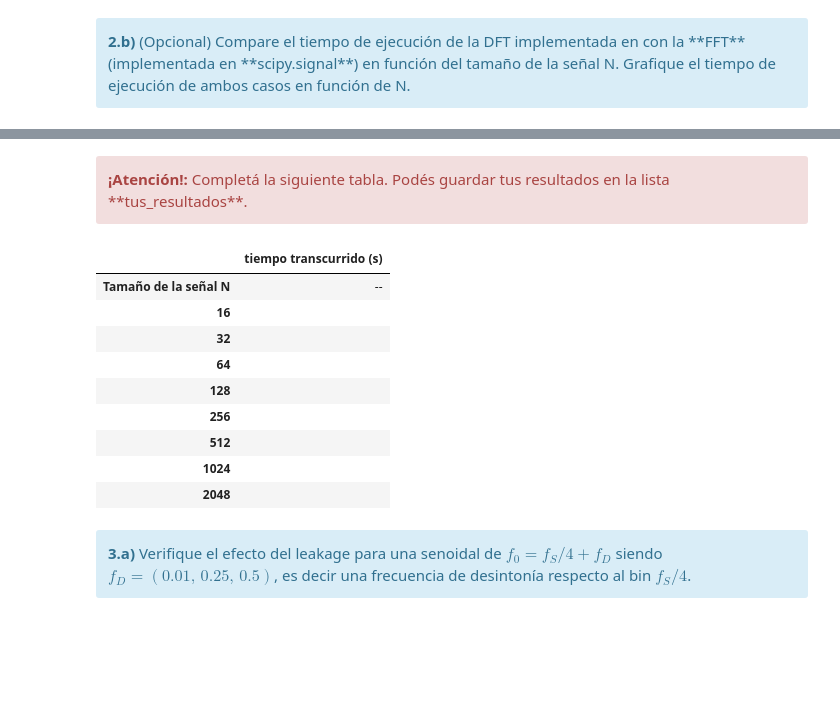
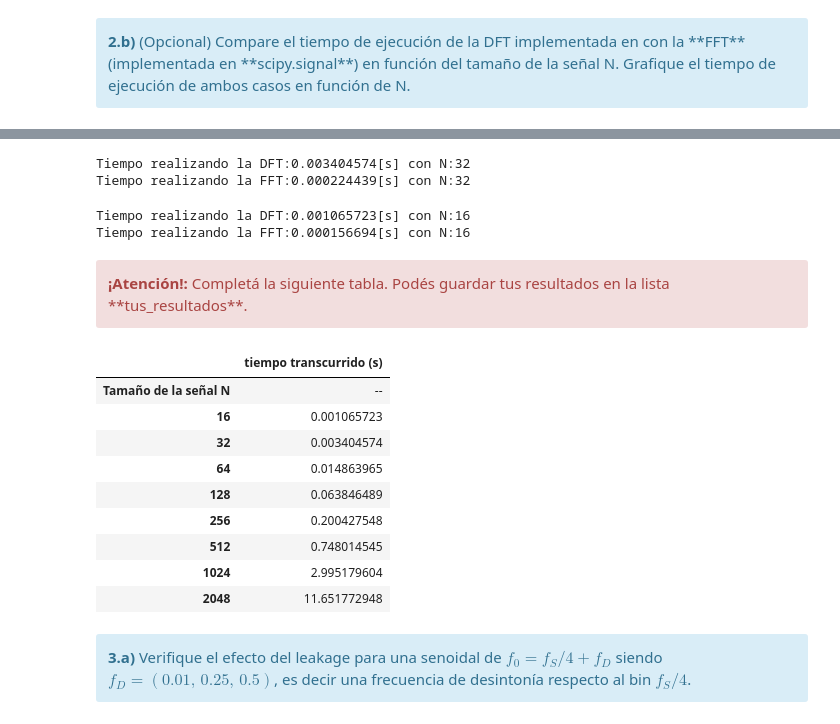
Before and after one commit to gonzalolavigna/mese_2018_pds, a Jupyter notebook: TP1 - Muestreo de señales - Forurier-2.ipynb, the cells around one changed output, grey strips where cells are left out. Saved outputs shown, nothing was run; the diff lists cells and outputs as text; code cells hidden in the pictures; blank space fills up the shorter version.

```diff
--- a/TP1 - Muestreo de señales - Forurier-2.ipynb
+++ b/TP1 - Muestreo de señales - Forurier-2.ipynb
@@ -396,3 +584,49 @@ hello
+# %%
+fs = 1000
+f0 = 2
+N  = 32
+a0 = 1
+p0 = 0
+
+(tt,signal) = generador_senoidal(fs , f0 , N , a0 , p0 );
+
+time_before_dft = time.process_time_ns()
+(ff,half_dft) = simple_dft(signal,fs,N)
+time_after_dft = time.process_time_ns()
+
+print('Tiempo realizando la DFT:{}[s] con N:{}'.format((time_after_dft-time_before_dft)/1e9,N))
+
+time_before_fft = time.process_time_ns()
+(ff,half_fft) = simple_fft(signal,fs,N)
+time_after_fft = time.process_time_ns()
+
+print('Tiempo realizando la FFT:{}[s] con N:{}'.format((time_after_fft-time_before_fft)/1e9,N))
+# %% [output]
+Tiempo realizando la DFT:0.003404574[s] con N:32
+Tiempo realizando la FFT:0.000224439[s] con N:32
+# %%
+fs = 1000
+f0 = 2
+N  = 16
+a0 = 1
+p0 = 0
+
+(tt,signal) = generador_senoidal(fs , f0 , N , a0 , p0 );
+
+time_before_dft = time.process_time_ns()
+(ff,half_dft) = simple_dft(signal,fs,N)
+time_after_dft = time.process_time_ns()
+
+print('Tiempo realizando la DFT:{}[s] con N:{}'.format((time_after_dft-time_before_dft)/1e9,N))
+
+time_before_fft = time.process_time_ns()
+(ff,half_fft) = simple_fft(signal,fs,N)
+time_after_fft = time.process_time_ns()
+
+print('Tiempo realizando la FFT:{}[s] con N:{}'.format((time_after_fft-time_before_fft)/1e9,N))
+# %% [output]
+Tiempo realizando la DFT:0.001065723[s] con N:16
+Tiempo realizando la FFT:0.000156694[s] con N:16
 # %% [markdown]
 <div class="alert alert-block alert-danger">
 <b>¡Atención!:</b> Completá la siguiente tabla. Podés guardar tus resultados en la lista **tus_resultados**.
@@ -400,44 +634,44 @@ hello
 # %%
 from pandas import DataFrame
 from IPython.display import HTML
 
 #######################################
 # Tu simulación que genere resultados #
 #######################################
 
 tus_resultados = [ ['--'],
-                   [''], # <-- acá debería haber numeritos :)
-                   [''], # <-- acá debería haber numeritos :)
-                   [''], # <-- acá debería haber numeritos :)
-                   [''], # <-- acá debería haber numeritos :)
-                   [''], # <-- acá debería haber numeritos :)
-                   [''], # <-- acá debería haber numeritos :)
-                   [''], # <-- acá debería haber numeritos :)
-                   ['']  # <-- acá debería haber numeritos :)
+                   ['0.001065723'], # <-- acá debería haber numeritos :)
+                   ['0.003404574'], # <-- acá debería haber numeritos :)
+                   ['0.014863965'], # <-- acá debería haber numeritos :)
+                   ['0.063846489'], # <-- acá debería haber numeritos :)
+                   ['0.200427548'], # <-- acá debería haber numeritos :)
+                   ['0.748014545'], # <-- acá debería haber numeritos :)
+                   ['2.995179604'], # <-- acá debería haber numeritos :)
+                   ['11.651772948']  # <-- acá debería haber numeritos :)
                  ]
 df = DataFrame(tus_resultados, columns=['tiempo transcurrido (s)'],
                index=['Tamaño de la señal N',
                       16,
                       32,
                       64,
                       128,
                       256,
                       512,
                       1024,
                       2048
                      ])
 HTML(df.to_html())
 # %% [output]
 |  | tiempo transcurrido (s) |
 | Tamaño de la señal N | -- |
-| 16 |  |
-| 32 |  |
-| 64 |  |
-| 128 |  |
-| 256 |  |
-| 512 |  |
-| 1024 |  |
-| 2048 |  |
+| 16 | 0.001065723 |
+| 32 | 0.003404574 |
+| 64 | 0.014863965 |
+| 128 | 0.063846489 |
+| 256 | 0.200427548 |
+| 512 | 0.748014545 |
+| 1024 | 2.995179604 |
+| 2048 | 11.651772948 |
 # %% [markdown]
 <div class="alert alert-block alert-info">
 <b>3.a)</b> Verifique el efecto del leakage para una senoidal de $f_0 = f_S/4 + f_D$ siendo $f_D = (0.01,\, 0.25,\, 0.5)$, es decir una frecuencia de desintonía respecto al bin $f_S/4$.
```
Also changed, not shown: parts of 14 cells of this notebook, 3 other files.
